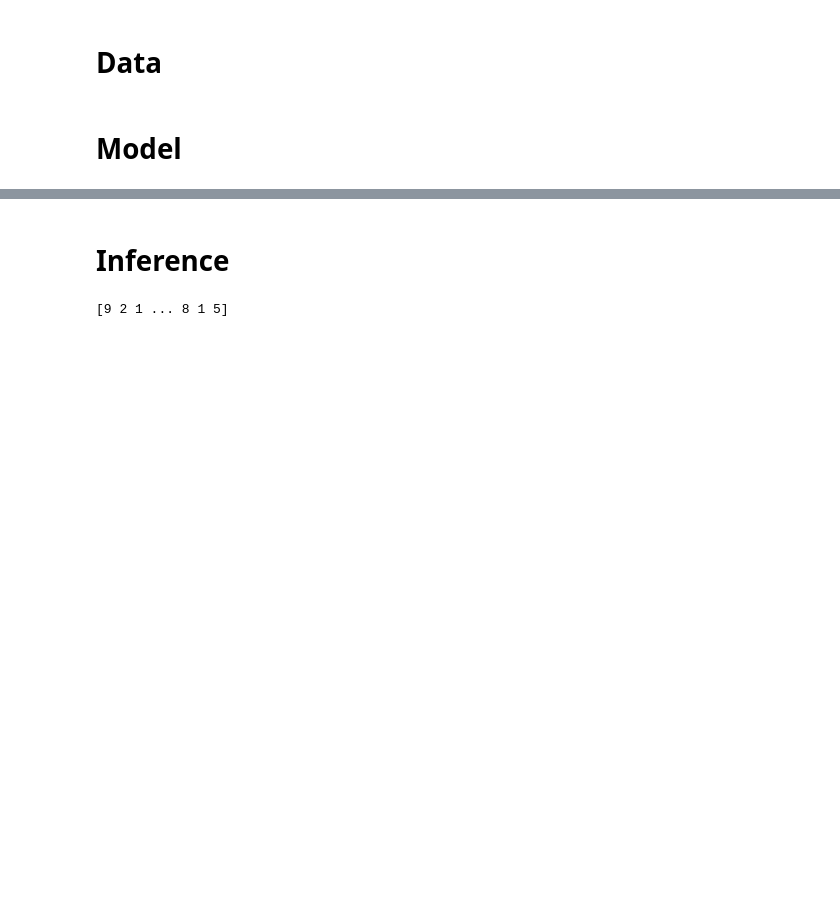
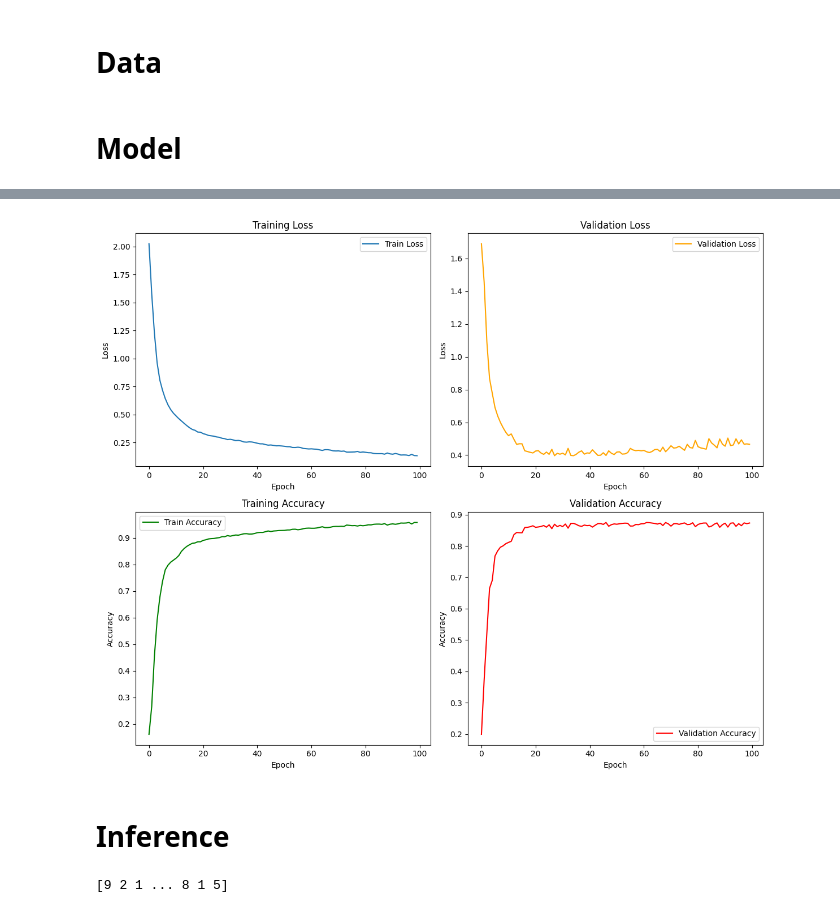
Before and after one commit to KietAPCS/Homework_V2024, a Jupyter notebook: Module_05/Week_04/TYPES_OF_CLOTHES.ipynb, the cells around one changed output, grey strips where cells are left out. Cells and saved outputs as stored; diff of their text form; code cells hidden in the pictures; blank space fills up the shorter version.

```diff
--- a/Module_05/Week_04/TYPES_OF_CLOTHES.ipynb
+++ b/Module_05/Week_04/TYPES_OF_CLOTHES.ipynb
@@ -132,3 +132,40 @@ Epoch 100/100, Train Loss: 0.1325, Train Acc: 0.9571, Val Loss: 0.4662, Val Acc:
+# %%
+import matplotlib.pyplot as plt
+
+fig, axes = plt.subplots(2, 2, figsize=(12, 10))
+
+# Train losses
+axes[0, 0].plot(train_losses, label='Train Loss')
+axes[0, 0].set_title('Training Loss')
+axes[0, 0].set_xlabel('Epoch')
+axes[0, 0].set_ylabel('Loss')
+axes[0, 0].legend()
+
+# Validation losses
+axes[0, 1].plot(val_losses, label='Validation Loss', color='orange')
+axes[0, 1].set_title('Validation Loss')
+axes[0, 1].set_xlabel('Epoch')
+axes[0, 1].set_ylabel('Loss')
+axes[0, 1].legend()
+
+# Train accuracies
+axes[1, 0].plot(train_acc, label='Train Accuracy', color='green')
+axes[1, 0].set_title('Training Accuracy')
+axes[1, 0].set_xlabel('Epoch')
+axes[1, 0].set_ylabel('Accuracy')
+axes[1, 0].legend()
+
+# Validation accuracies
+axes[1, 1].plot(val_acc, label='Validation Accuracy', color='red')
+axes[1, 1].set_title('Validation Accuracy')
+axes[1, 1].set_xlabel('Epoch')
+axes[1, 1].set_ylabel('Accuracy')
+axes[1, 1].legend()
+
+plt.tight_layout()
+plt.show()
+# %% [output]
+[figure, added]
 # %% [markdown]
 # Inference
 # %%
```
Also changed, not shown: parts of 3 cells of this notebook, 10 other files.
